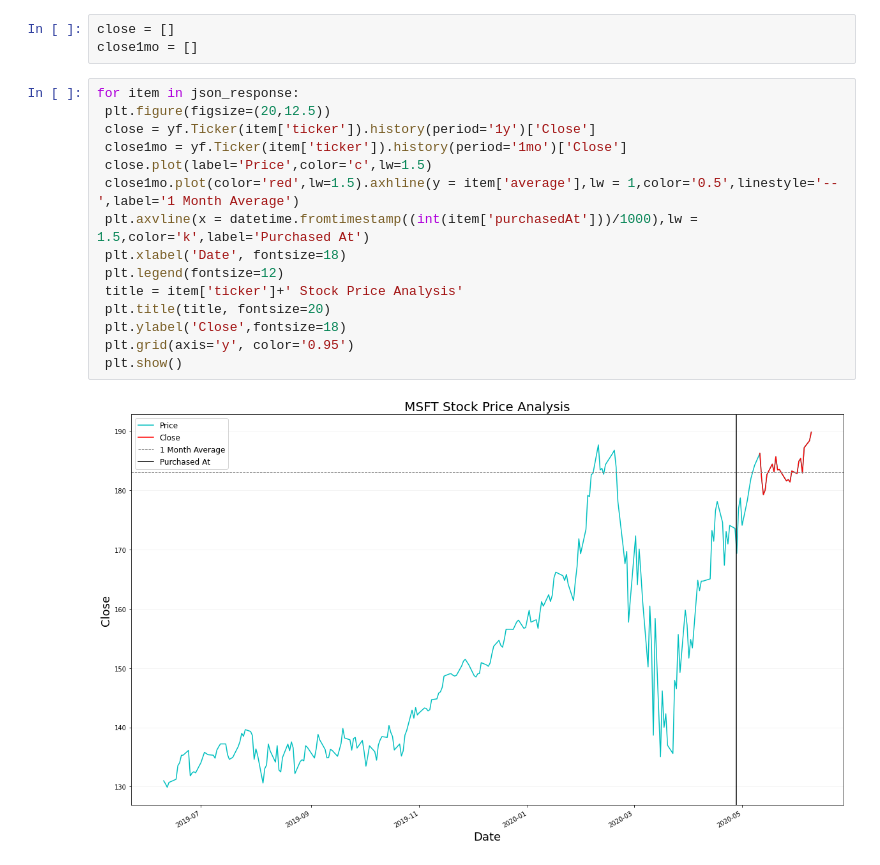
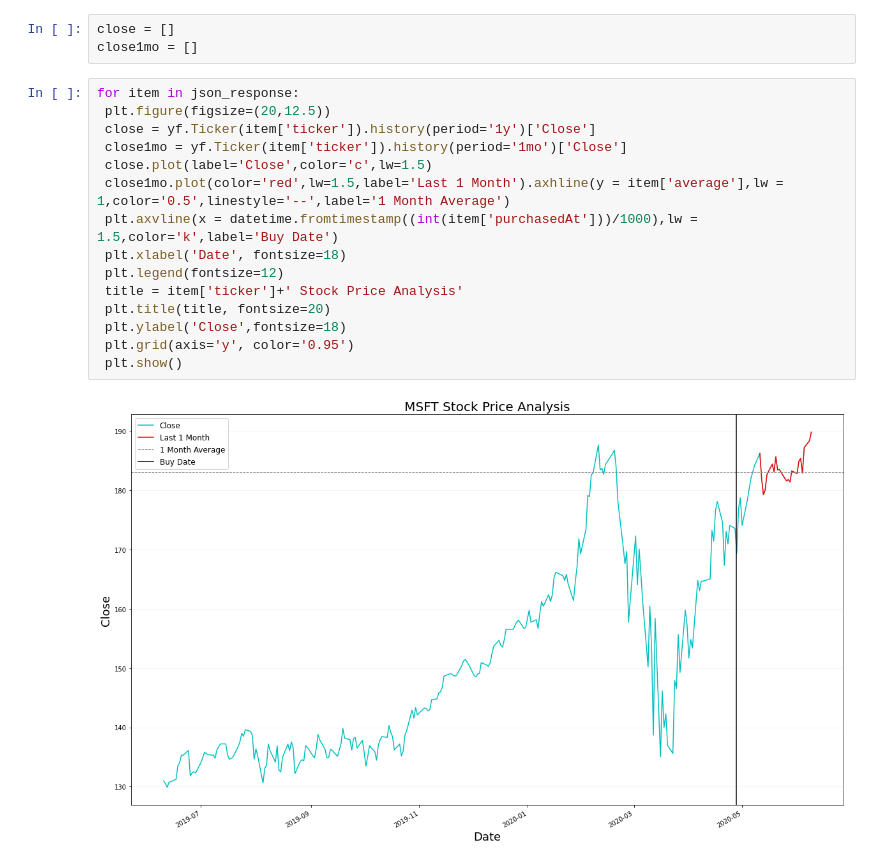
Before and after one commit to shivanshmehendiratta/Interview-Questions, a Jupyter notebook: Level_2.ipynb, the cells around one changed output. Cells and saved outputs as stored; diff of their text form.

Commit message:
Label Corrections

```diff
--- a/Level_2.ipynb
+++ b/Level_2.ipynb
@@ -82,17 +82,17 @@ close1mo = []
 # %%
 for item in json_response:
  plt.figure(figsize=(20,12.5))
  close = yf.Ticker(item['ticker']).history(period='1y')['Close']
  close1mo = yf.Ticker(item['ticker']).history(period='1mo')['Close']
- close.plot(label='Price',color='c',lw=1.5)
- close1mo.plot(color='red',lw=1.5).axhline(y = item['average'],lw = 1,color='0.5',linestyle='--',label='1 Month Average')
- plt.axvline(x = datetime.fromtimestamp((int(item['purchasedAt']))/1000),lw = 1.5,color='k',label='Purchased At')
+ close.plot(label='Close',color='c',lw=1.5)
+ close1mo.plot(color='red',lw=1.5,label='Last 1 Month').axhline(y = item['average'],lw = 1,color='0.5',linestyle='--',label='1 Month Average')
+ plt.axvline(x = datetime.fromtimestamp((int(item['purchasedAt']))/1000),lw = 1.5,color='k',label='Buy Date')
  plt.xlabel('Date', fontsize=18)
  plt.legend(fontsize=12)
  title = item['ticker']+' Stock Price Analysis'
  plt.title(title, fontsize=20)
  plt.ylabel('Close',fontsize=18)
  plt.grid(axis='y', color='0.95')
  plt.show()
 # %% [output]
-[figure, old version]
+[figure, new version]
```
Also changed, not shown: parts of 1 cell of this notebook.
